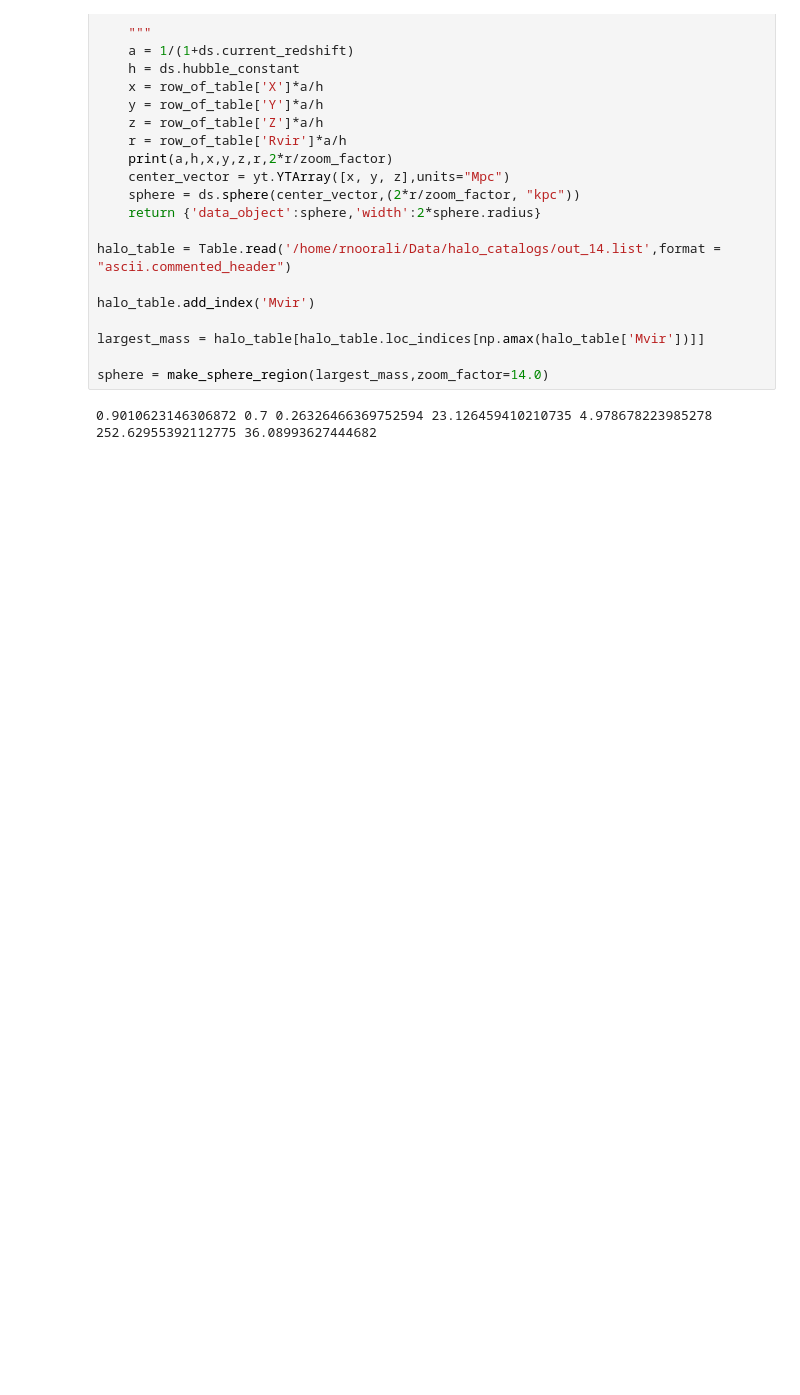
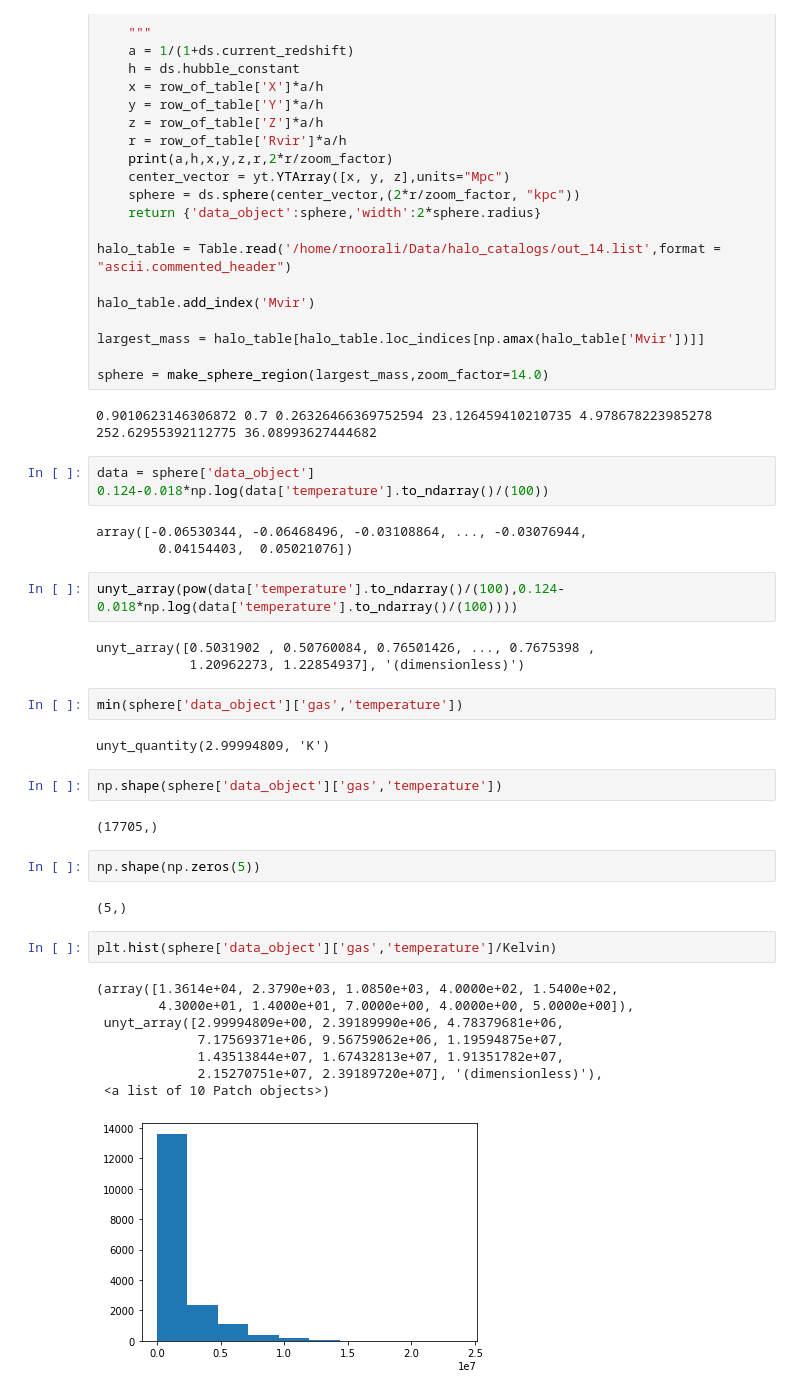
Before and after one commit to cavestruz/croc_CII, a Jupyter notebook: tools/Testing Notebook.ipynb, the cells around one changed output. Cells and saved outputs as stored; diff of their text form; blank space fills up the shorter version.

```diff
--- a/tools/Testing Notebook.ipynb
+++ b/tools/Testing Notebook.ipynb
@@ -523,3 +531,37 @@ largest_mass = halo_table[halo_table.loc_indices[np.amax(halo_table['Mvir'])]]
 sphere = make_sphere_region(largest_mass,zoom_factor=14.0)
 # %% [output]
 0.9010623146306872 0.7 0.26326466369752594 23.126459410210735 4.978678223985278 252.62955392112775 36.08993627444682
+# %%
+data = sphere['data_object']
+0.124-0.018*np.log(data['temperature'].to_ndarray()/(100))
+# %% [output]
+array([-0.06530344, -0.06468496, -0.03108864, ..., -0.03076944,
+        0.04154403,  0.05021076])
+# %%
+unyt_array(pow(data['temperature'].to_ndarray()/(100),0.124-0.018*np.log(data['temperature'].to_ndarray()/(100))))
+# %% [output]
+unyt_array([0.5031902 , 0.50760084, 0.76501426, ..., 0.7675398 ,
+            1.20962273, 1.22854937], '(dimensionless)')
+# %%
+min(sphere['data_object']['gas','temperature'])
+# %% [output]
+unyt_quantity(2.99994809, 'K')
+# %%
+np.shape(sphere['data_object']['gas','temperature'])
+# %% [output]
+(17705,)
+# %%
+np.shape(np.zeros(5))
+# %% [output]
+(5,)
+# %%
+plt.hist(sphere['data_object']['gas','temperature']/Kelvin)
+# %% [output]
+(array([1.3614e+04, 2.3790e+03, 1.0850e+03, 4.0000e+02, 1.5400e+02,
+        4.3000e+01, 1.4000e+01, 7.0000e+00, 4.0000e+00, 5.0000e+00]),
+ unyt_array([2.99994809e+00, 2.39189990e+06, 4.78379681e+06,
+             7.17569371e+06, 9.56759062e+06, 1.19594875e+07,
+             1.43513844e+07, 1.67432813e+07, 1.91351782e+07,
+             2.15270751e+07, 2.39189720e+07], '(dimensionless)'),
+ <a list of 10 Patch objects>)
+[figure, added]
```
Also changed, not shown: parts of 17 cells of this notebook, 10 other files.
